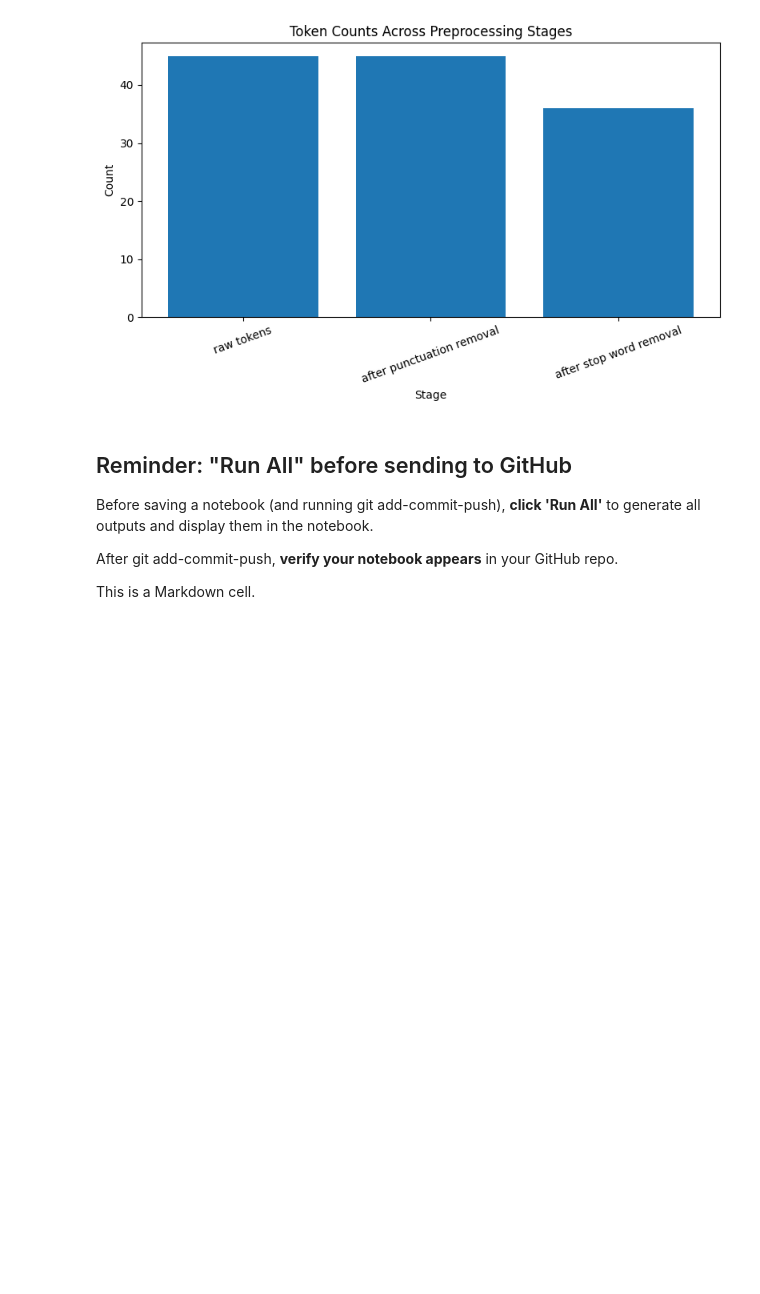
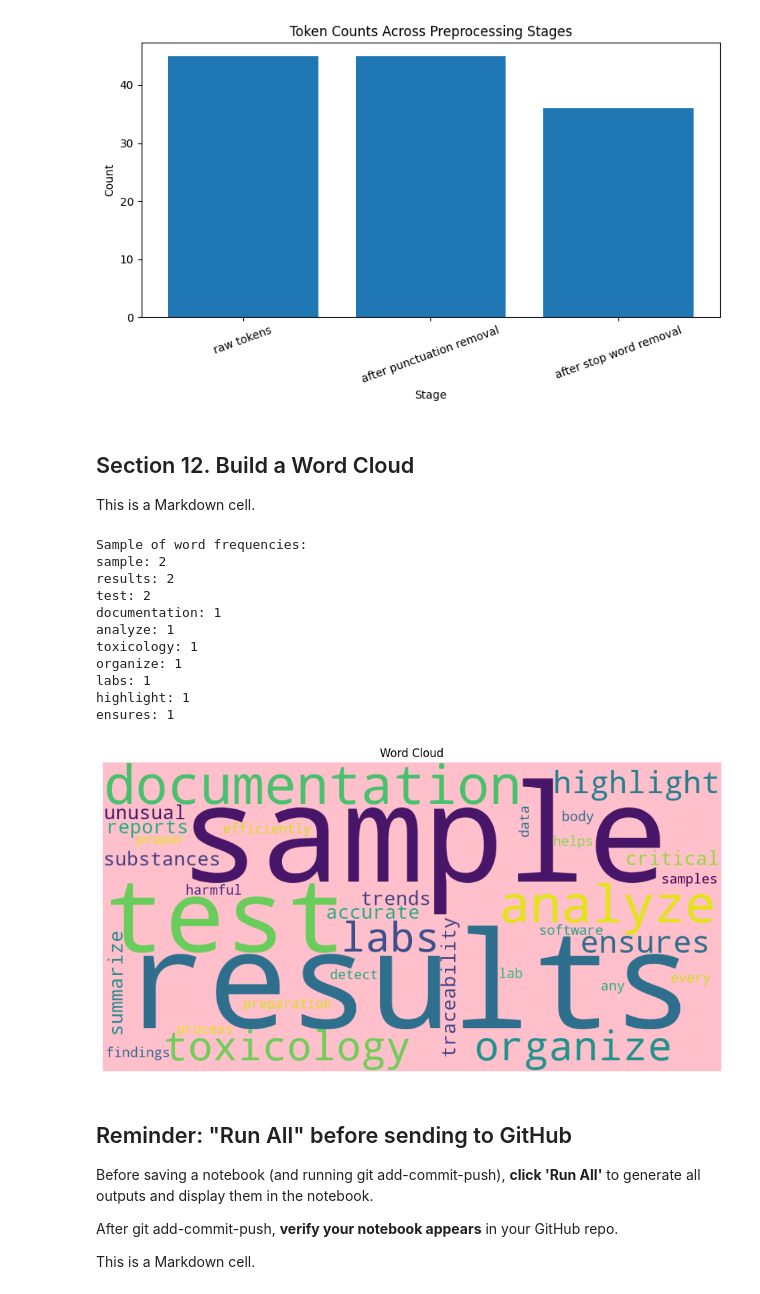
Before and after one commit to abeaderstadt/nlp-02-text-preprocessing, a Jupyter notebook: notebooks/text_preprocessing_beaderstadt.ipynb, the cells around one changed output. Saved outputs shown, nothing was run; the diff lists cells and outputs as text; code cells hidden in the pictures; blank space fills up the shorter version.

Commit message:
Add word cloud visual

```diff
--- a/notebooks/text_preprocessing_beaderstadt.ipynb
+++ b/notebooks/text_preprocessing_beaderstadt.ipynb
@@ -391,6 +392,55 @@ plt.tight_layout()
 plt.show()
 # %% [output]
 [figure]
+# %% [markdown]
+## Section 12. Build a Word Cloud
+This is a Markdown cell.
+# %%
+# For this, we want a Python dictionary
+# mapping words to their frequencies.
+# We can use the zip() function to combine the "word" and "len" columns into a dictionary.
+# First, convert the frequency dfs to lists with to_list(),
+# then zip() them together into a dictionary.
+# strict=True ensures both lists are the same length.
+freq_dict: dict[str, int] = dict(
+    zip(freq_df["token"].to_list(), freq_df["len"].to_list(), strict=True)
+)
+print("Sample of word frequencies:")
+for word, freq in list(freq_dict.items())[:10]:
+    print(f"{word}: {freq}")
+
+# Build a word cloud where larger words occur more frequently in the text.
+# Set width and height in pixels and set the background color.
+wc: WordCloud = WordCloud(width=1000, height=500, background_color="pink")
+
+# Generate the word cloud from the frequency dictionary.
+wc.generate_from_frequencies(freq_dict)
+
+# Set the figure size in inches
+plt.figure(figsize=(12, 6))
+
+# Display the word cloud image with imshow() and turn off axes for a cleaner look.
+plt.imshow(wc)
+plt.axis("off")
+plt.title("Word Cloud")
+
+# Save the word cloud as an image (e.g., PNG)
+plt.savefig("../docs/images/lab_wordcloud.png", dpi=300, bbox_inches="tight")
+
+plt.show()
+# %% [output]
+Sample of word frequencies:
+sample: 2
+results: 2
+test: 2
+documentation: 1
+analyze: 1
+toxicology: 1
+organize: 1
+labs: 1
+highlight: 1
+ensures: 1
+[figure, added]
 # %% [markdown]
 ## Reminder: "Run All" before sending to GitHub
 
```
Also changed, not shown: parts of 3 cells of this notebook, 2 other files.
